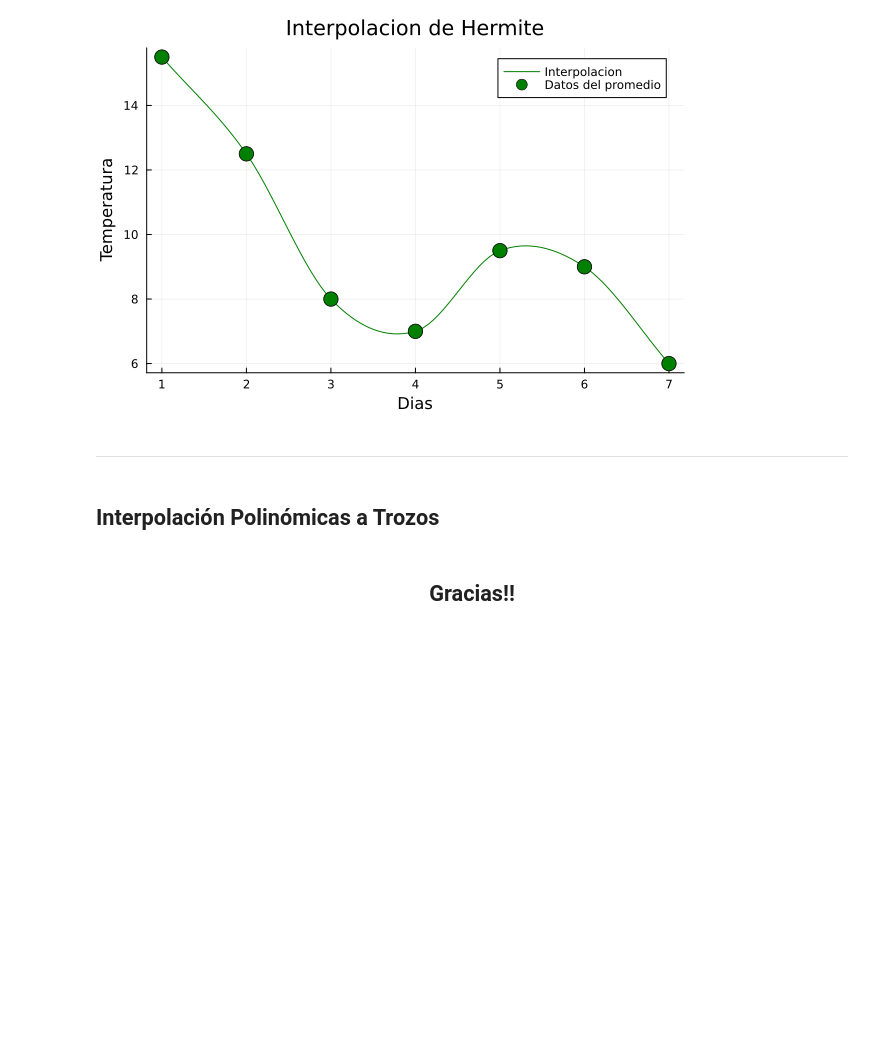
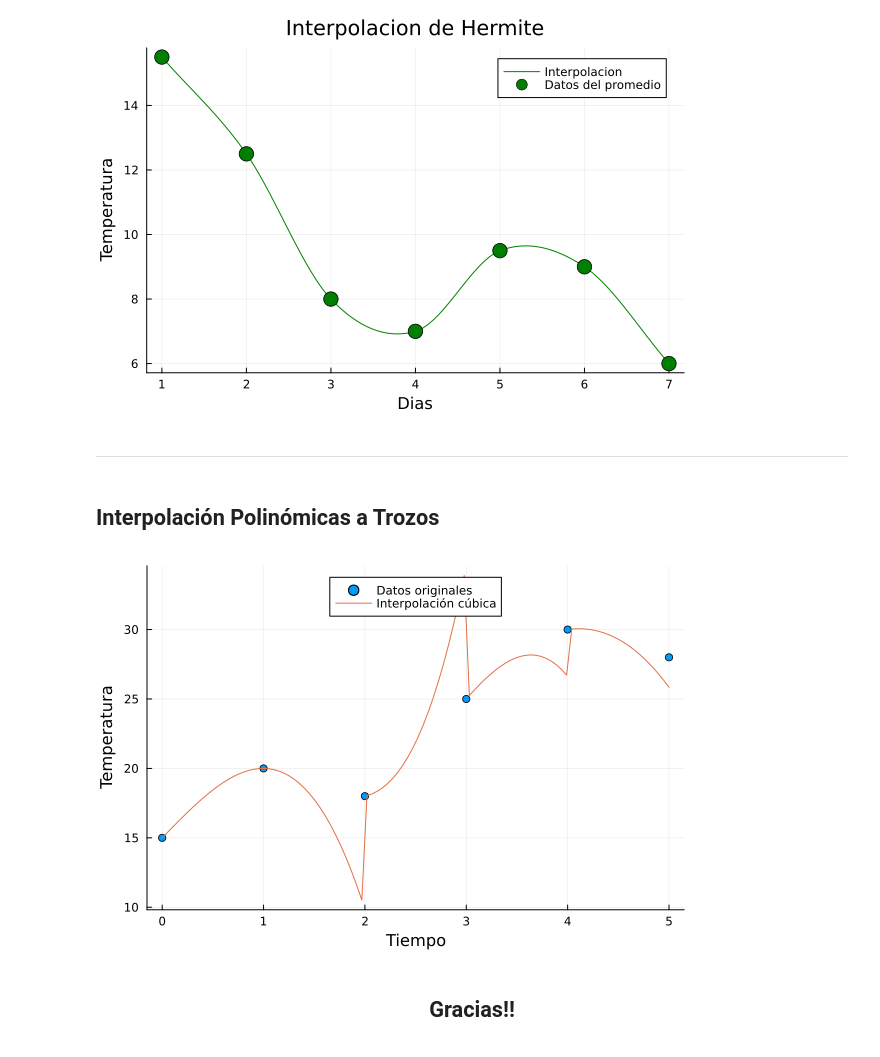
Before and after one commit to Maanuuuu/Colaboradores, a Jupyter notebook: Interpolaciones/Evaluacion_2.ipynb, the cells around one changed output. Cells and saved outputs as stored; diff of their text form; code cells hidden in the pictures; blank space fills up the shorter version.

```diff
--- a/Interpolaciones/Evaluacion_2.ipynb
+++ b/Interpolaciones/Evaluacion_2.ipynb
@@ -242,5 +242,83 @@ plot!(title = "Interpolacion de Hermite", xlabel = "Dias", ylabel = "Temperatura
 ---
 # %% [markdown]
 ## Interpolación Polinómicas a Trozos
+# %%
+using PyCall
+using Plots
+
+# Importar numpy usando PyCall
+np = pyimport("numpy")
+
+
+# Lista de temperaturas
+t_hot=[21.0,18.0,12.0,11.0,14.0,13.0,10.0]
+t_cold=[10.0,7.0,4.0,3.0,5.0,5.0,2.0]
+
+prom = np.zeros(length(t_hot))
+
+for i in 1:length(t_hot)
+    prom[i]= (t_hot[i]+t_cold[i])/2
+end
+
+# Datos de ejemplo: tiempos y temperaturas
+tiempos = np.array([0.0, 1.0, 2.0, 3.0, 4.0, 5.0])
+temperaturas = np.array(prom)
+
+function spline_cubico(t, y)
+    n = length(t) - 1
+    h = np.diff(t)
+    alfa = np.zeros(n + 1)
+    for i in 2:n
+        alfa[i] = (3/h[i] * (y[i+1] - y[i])) - (3/h[i-1] * (y[i] - y[i-1]))
+    end
+
+    l = np.ones(n+1)
+    mu = np.zeros(n+1)
+    z = np.zeros(n+1)
+
+    for i in 2:n
+        l[i] = 2 * (t[i+1] - t[i-1]) - h[i-1] * mu[i-1]
+        mu[i] = h[i] / l[i]
+        z[i] = (alfa[i] - h[i-1] * z[i-1]) / l[i]
+    end
+
+    b = np.zeros(n)
+    c = np.zeros(n+1)
+    d = np.zeros(n)
+
+    for j in n:-1:1
+        c[j] = z[j] - mu[j] * c[j+1]
+        b[j] = (y[j+1] - y[j]) / h[j] - h[j] * (c[j+1] + 2 * c[j]) / 3
+        d[j] = (c[j+1] - c[j]) / (3 * h[j])
+    end
+
+    return b, c, d
+end
+
+function evaluar_spline(t, y, b, c, d, x)
+    i = np.searchsorted(t, x) - 1
+    i = clamp(i, 1, length(t) - 1)
+    dx = x - t[i]
+    return y[i] + b[i] * dx + c[i] * dx^2 + d[i] * dx^3
+end
+
+# Calcular los coeficientes del spline cúbico
+b, c, d = spline_cubico(tiempos, temperaturas)
+
+# Crear puntos de interpolación
+tiempos_interpolados = np.linspace(0, 5, 100)
+temperaturas_interpoladas = [evaluar_spline(tiempos, temperaturas, b, c, d, x) for x in tiempos_interpolados]
+
+# Convertir los resultados de nuevo a arrays de Julia
+tiempos_interpolados_julia = collect(tiempos_interpolados)
+temperaturas_interpoladas_julia = collect(temperaturas_interpoladas)
+
+# Graficar los datos originales y la interpolación
+scatter(tiempos, temperaturas, label="Datos originales", legend=:top)
+plot!(tiempos_interpolados_julia, temperaturas_interpoladas_julia, label="Interpolación cúbica")
+xlabel!("Tiempo")
+ylabel!("Temperatura")
+# %% [output]
+[figure, added]
 # %% [markdown]
 <center><h2>Gracias!!</h2></center>
```
